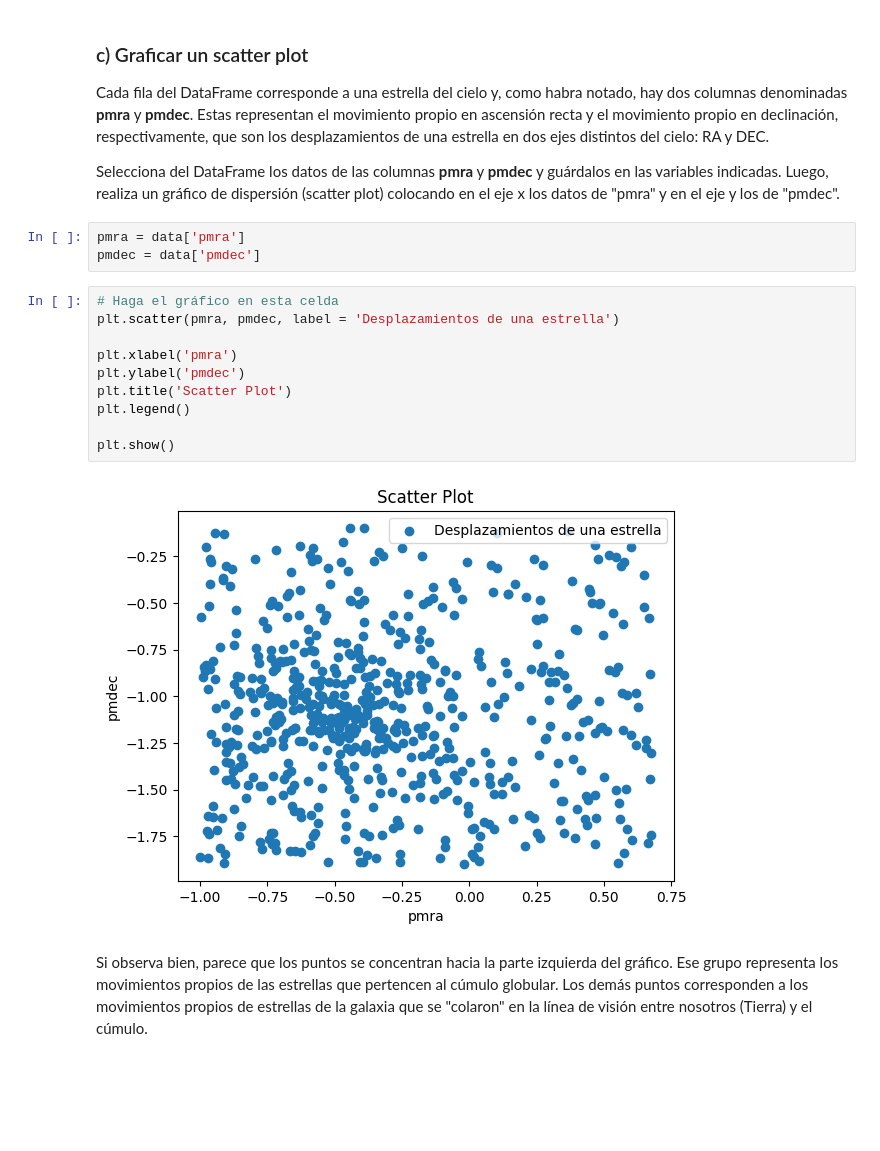
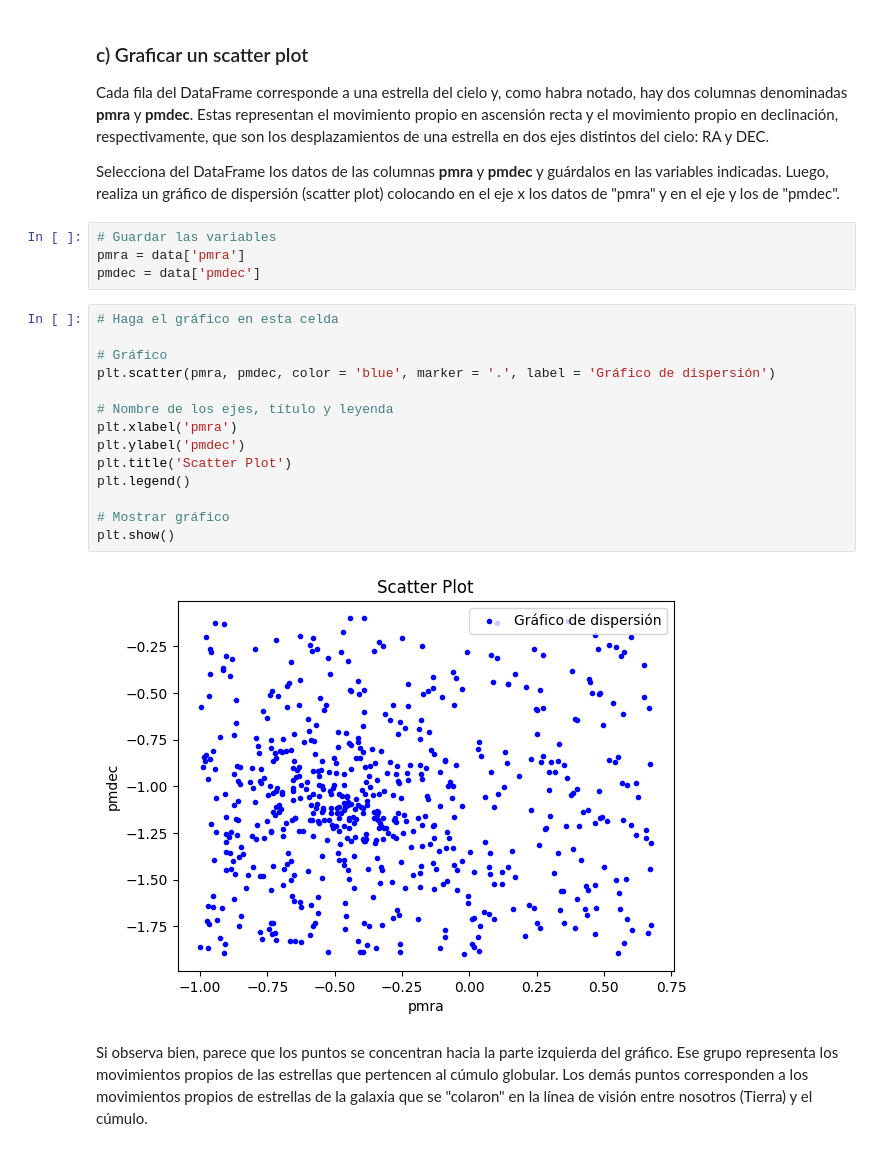
Before and after one commit to carlos-riquelme-c/Tarea-2, a Jupyter notebook: Tarea2.ipynb, the cells around one changed output. Cells and saved outputs as stored; diff of their text form; blank space fills up the shorter version.

```diff
--- a/Tarea2.ipynb
+++ b/Tarea2.ipynb
@@ -76,20 +78,25 @@ Cada fila del DataFrame corresponde a una estrella del cielo y, como habra notad
 
 Selecciona del DataFrame los datos de las columnas **pmra** y **pmdec** y guárdalos en las variables indicadas. Luego, realiza un gráfico de dispersión (scatter plot) colocando en el eje x los datos de "pmra" y en el eje y los de "pmdec".
 # %%
+# Guardar las variables
 pmra = data['pmra']
 pmdec = data['pmdec']
 # %%
 # Haga el gráfico en esta celda
-plt.scatter(pmra, pmdec, label = 'Desplazamientos de una estrella')
 
+# Gráfico
+plt.scatter(pmra, pmdec, color = 'blue', marker = '.', label = 'Gráfico de dispersión')
+
+# Nombre de los ejes, título y leyenda
 plt.xlabel('pmra')
 plt.ylabel('pmdec')
 plt.title('Scatter Plot')
 plt.legend()
 
+# Mostrar gráfico
 plt.show()
 # %% [output]
-[figure, old version]
+[figure, new version]
 # %% [markdown]
 Si observa bien, parece que los puntos se concentran hacia la parte izquierda del gráfico. Ese grupo representa los movimientos propios de las estrellas que pertencen al cúmulo globular. Los demás puntos corresponden a los movimientos propios de estrellas de la galaxia que se "colaron" en la línea de visión entre nosotros (Tierra) y el cúmulo.
 # %% [markdown]
```
Also changed, not shown: parts of 6 cells of this notebook.
